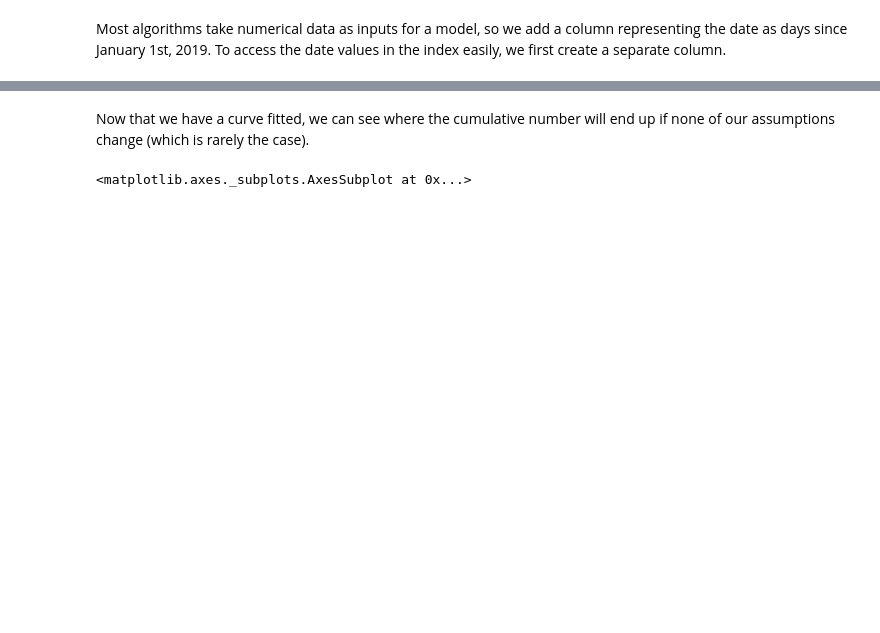
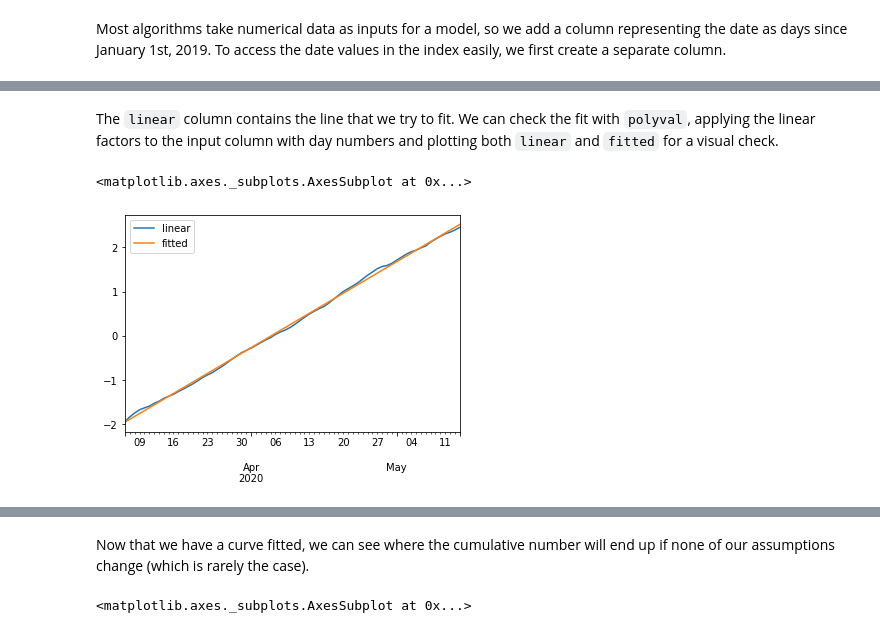
Before and after one commit to R3dje/COVID19, a Jupyter notebook: Gumbelpivot.ipynb, the cells around one changed output, grey strips where cells are left out. Saved outputs shown, nothing was run; the diff lists cells and outputs as text; code cells hidden in the pictures; blank space fills up the shorter version.

```diff
--- a/Gumbelpivot.ipynb
+++ b/Gumbelpivot.ipynb
@@ -218 +203,9 @@ CH factors [-0.0922238  41.57914687] residuals 0.17894664241132463
+# %% [markdown]
+The `linear` column contains the line that we try to fit. We can check the fit with `polyval`, applying the linear factors to the input column with day numbers and plotting both `linear` and `fitted` for a visual check.
+# %%
+df_pred['fitted'] = np.polyval(fit[0], df_pred['daynum'])
+df_pred[['linear', 'fitted']].plot()
+# %% [output]
+<matplotlib.axes._subplots.AxesSubplot at 0x...>
+[figure, added]
 # %% [markdown]
```
Also changed, not shown: parts of 34 cells of this notebook, 1 other file.
